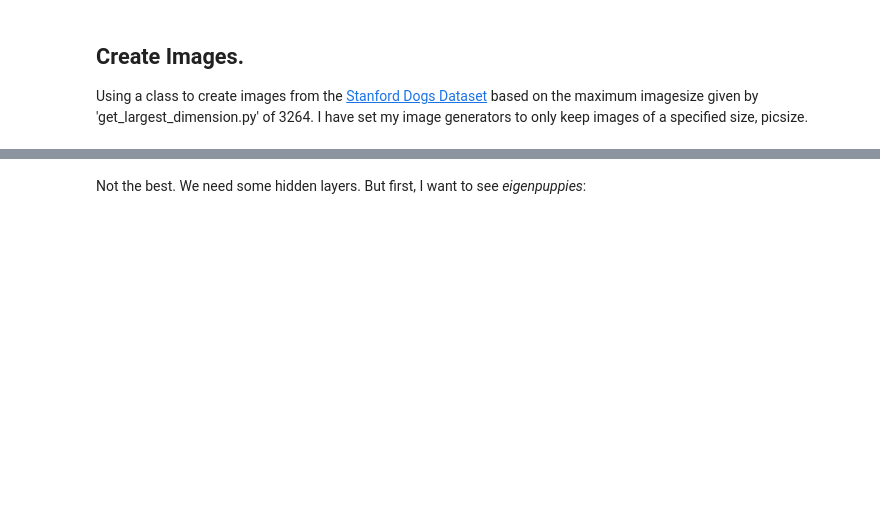
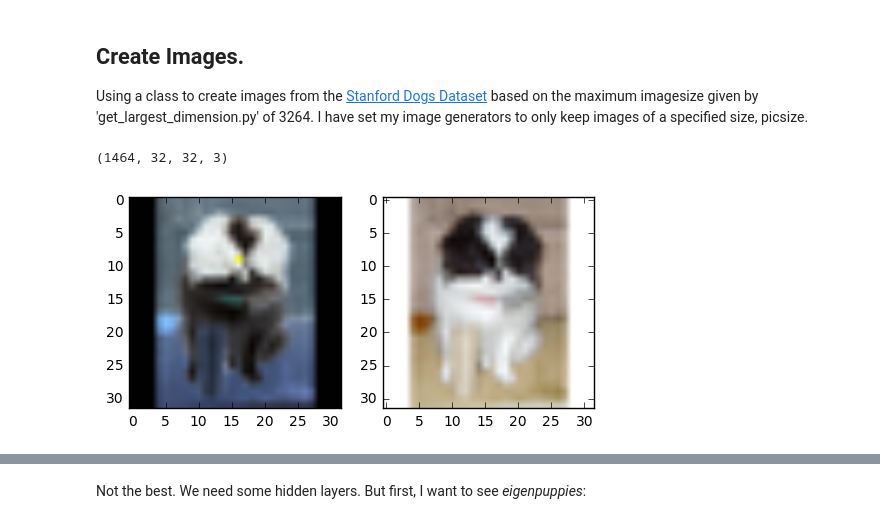
Before and after one commit to NeverForged/DogClassifier, a Jupyter notebook: Source/DogClassifier.ipynb, the cells around one changed output, grey strips where cells are left out. Cells and saved outputs as stored; diff of their text form; code cells hidden in the pictures; blank space fills up the shorter version.

```diff
--- a/Source/DogClassifier.ipynb
+++ b/Source/DogClassifier.ipynb
@@ -39,0 +51,17 @@ for i, n in enumerate(new):
+# %%
+sess = tf.InteractiveSession()
+# with tf.Session() as sess:
+# Initialize everything and prepare for training.
+sess.run(tf.global_variables_initializer())
+print(x_image.eval(feed_dict={x:Xtrain}).shape)
+img = x_image[0].eval(feed_dict={x:Xtrain})
+fig, axes = plt.subplots(1, 2)
+ax=list(axes.flatten())
+ax[0].imshow(img)
+ax[0].grid(False)
+ax[1].imshow(Image.fromarray(np.uint8(img)))
+ax[1].grid(False)
+plt.show()
+# %% [output]
+(1464, 32, 32, 3)
+[figure, added]
```
Also changed, not shown: parts of 25 cells of this notebook, 2 other files.
